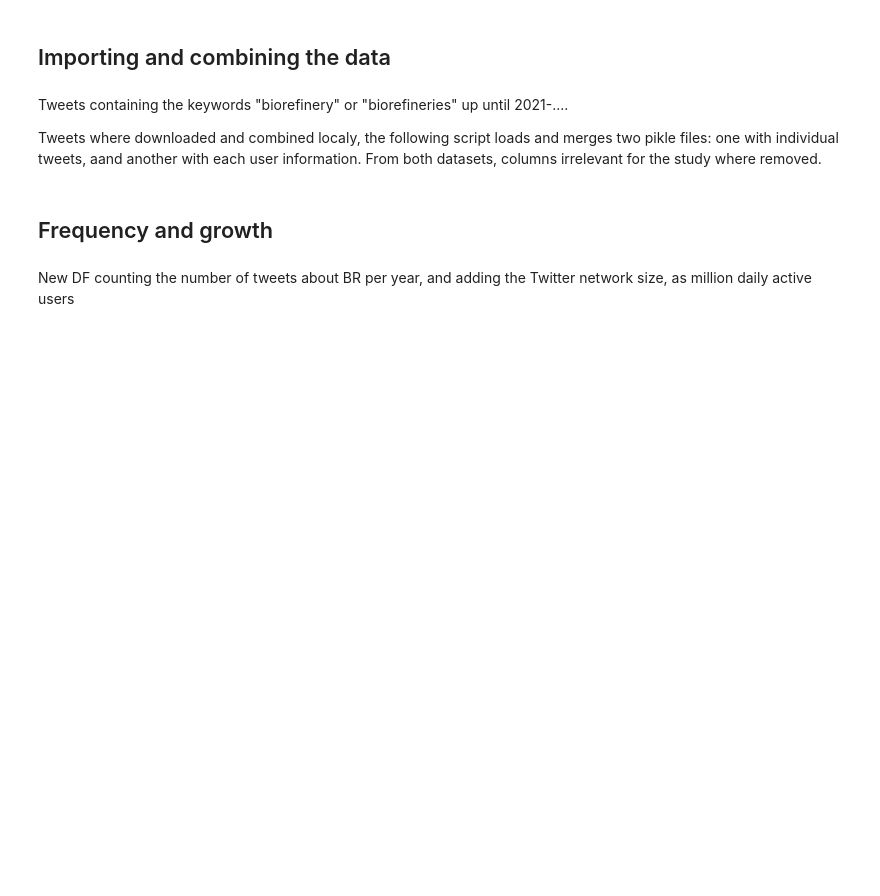
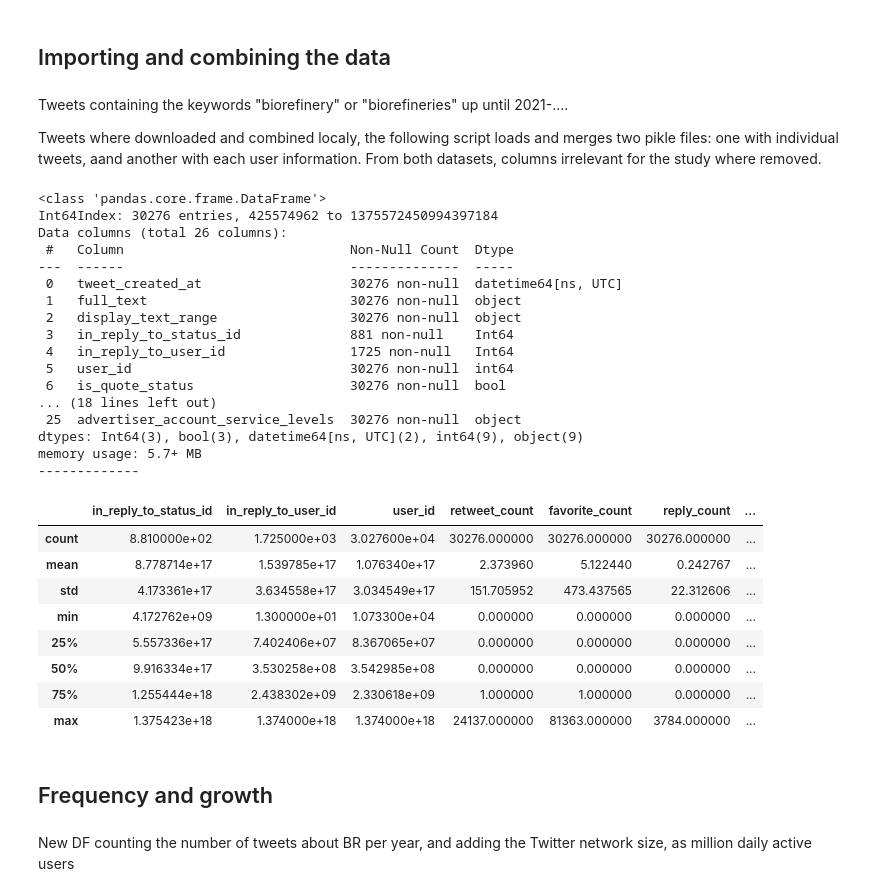
Before and after one commit to RM35M4419/Biorefinery_field_analysis, a Jupyter notebook: notebooks/descriptive_statistics.ipynb, the cells around one changed output. Saved outputs shown, nothing was run; the diff lists cells and outputs as text; code cells hidden in the pictures; blank space fills up the shorter version.

```diff
--- a/notebooks/descriptive_statistics.ipynb
+++ b/notebooks/descriptive_statistics.ipynb
@@ -58,8 +58,8 @@ def load_pickle_and_combine(tweets_pkl, users_pkl, on_column, rename_cols):
     return biorefinery_df
 
 
-tweets_pkl_file = '/datasets/biorefinery-field-tweets/biorefinery_tweets_df_cleaned.pkl'
-users_pkl_file = '/datasets/biorefinery-field-tweets/biorefinery_user_df_cleaned.pkl'
+tweets_pkl_file = '../data/biorefinery_tweets_df_cleaned.pkl4'
+users_pkl_file = '../data/biorefinery_users_df_cleaned.pkl4' # seralized to protocol 4 to work with Python v3.7
 join_on_column = 'user_id'
 columns_renaming = {
     'created_at_x': 'tweet_created_at',
@@ -73,6 +73,38 @@ del tweets_pkl_file
 del users_pkl_file
 del join_on_column
 del columns_renaming
+# %%
+#testing
+df.info()
+print("-------------")
+df.describe()
+# %% [output]
+<class 'pandas.core.frame.DataFrame'>
+Int64Index: 30276 entries, 425574962 to 1375572450994397184
+Data columns (total 26 columns):
+ #   Column                             Non-Null Count  Dtype
+---  ------                             --------------  -----
+ 0   tweet_created_at                   30276 non-null  datetime64[ns, UTC]
+ 1   full_text                          30276 non-null  object
+ 2   display_text_range                 30276 non-null  object
+ 3   in_reply_to_status_id              881 non-null    Int64
+ 4   in_reply_to_user_id                1725 non-null   Int64
+ 5   user_id                            30276 non-null  int64
+ 6   is_quote_status                    30276 non-null  bool
+... (18 lines left out)
+ 25  advertiser_account_service_levels  30276 non-null  object
+dtypes: Int64(3), bool(3), datetime64[ns, UTC](2), int64(9), object(9)
+memory usage: 5.7+ MB
+-------------
+|  | in_reply_to_status_id | in_reply_to_user_id | user_id | retweet_count | favorite_count | reply_count | ... |
+| count | 8.810000e+02 | 1.725000e+03 | 3.027600e+04 | 30276.000000 | 30276.000000 | 30276.000000 | ... |
+| mean | 8.778714e+17 | 1.539785e+17 | 1.076340e+17 | 2.373960 | 5.122440 | 0.242767 | ... |
+| std | 4.173361e+17 | 3.634558e+17 | 3.034549e+17 | 151.705952 | 473.437565 | 22.312606 | ... |
+| min | 4.172762e+09 | 1.300000e+01 | 1.073300e+04 | 0.000000 | 0.000000 | 0.000000 | ... |
+| 25% | 5.557336e+17 | 7.402406e+07 | 8.367065e+07 | 0.000000 | 0.000000 | 0.000000 | ... |
+| 50% | 9.916334e+17 | 3.530258e+08 | 3.542985e+08 | 0.000000 | 0.000000 | 0.000000 | ... |
+| 75% | 1.255444e+18 | 2.438302e+09 | 2.330618e+09 | 1.000000 | 1.000000 | 0.000000 | ... |
+| max | 1.375423e+18 | 1.374000e+18 | 1.374000e+18 | 24137.000000 | 81363.000000 | 3784.000000 | ... |
 # %% [markdown]
 ## Frequency and growth
 # %% [markdown]
```
Also changed, not shown: parts of 3 cells of this notebook, 4 other files.
